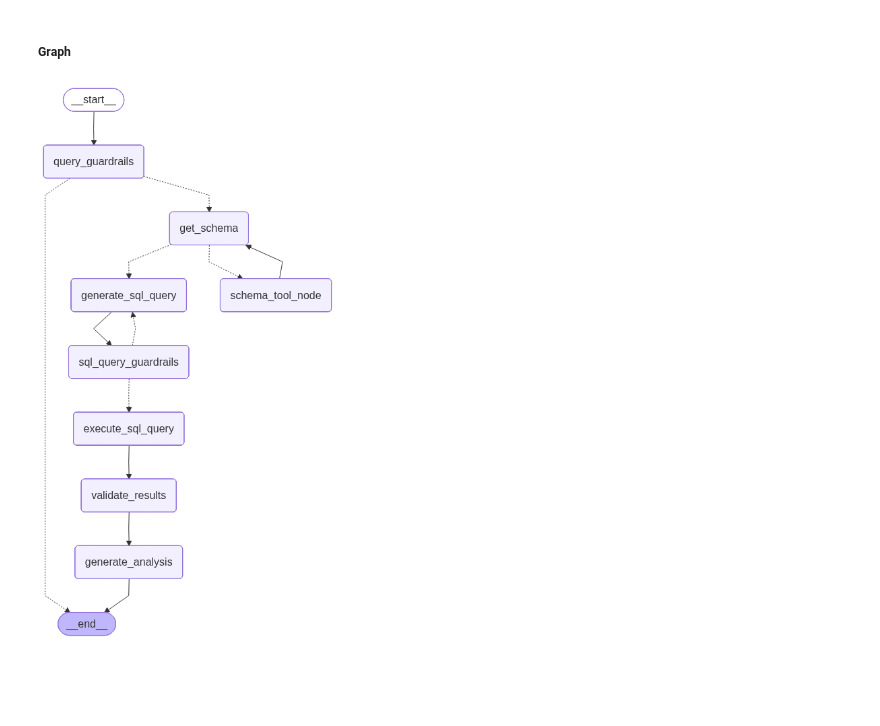
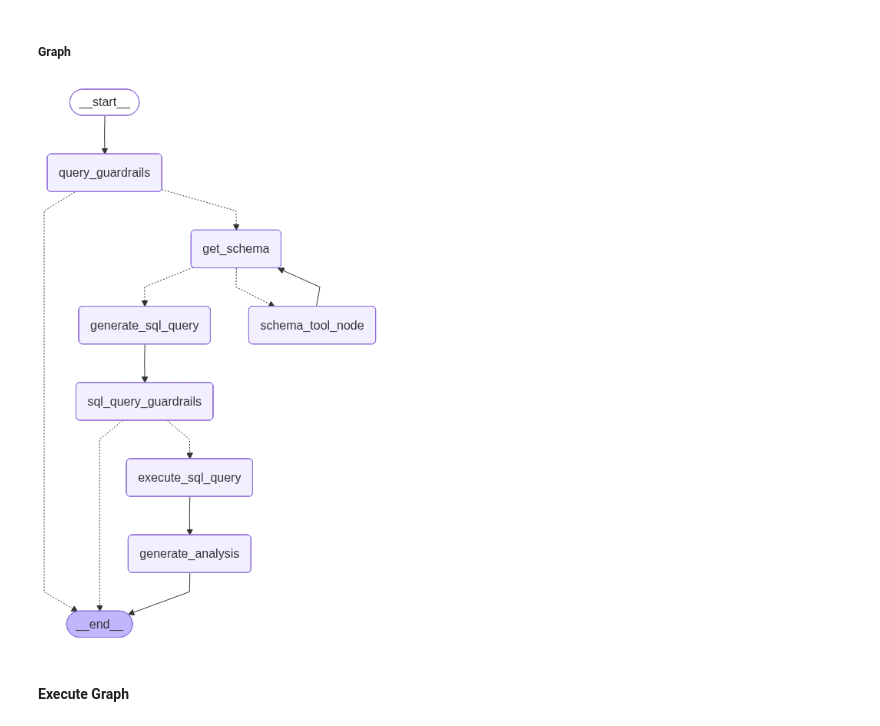
Before and after one commit to priyamnagar/Data_Analysis_Agents, a Jupyter notebook: main.ipynb, the cells around one changed output. Cells and saved outputs as stored; diff of their text form; code cells hidden in the pictures; blank space fills up the shorter version.

```diff
--- a/main.ipynb
+++ b/main.ipynb
@@ -319,16 +337,38 @@ def sql_query_guardrails(state:State)-> State:
         1. Check if its read only
         2. Check if its not deleting or updating anything
     '''
-    state["messages"] = "passed guardrail 2"
+    prompt = HumanMessage(content = f'''
+                Based on the conditions check if the sql query is safe to run:
+                1.It should be read-only, If it is modifying or deleting the existing data, return Fail.
+                2. Check if the tables used in the query actually exists or not, if it does not, return Fail.
+                3. Otherwise return Success.
+                SQL Query: {state["sql_query"]}
+                          '''.strip())
+    state["messages"].append(prompt)
+
+    response = llm_with_guardrail.invoke(state["messages"]).guardrial_status
+
+    state["guardrail2_status"] = response
+    if(response == "Success"):
+        state["messages"].append(AIMessage(content = f"Query is safe to run"))
+    else:
+        state["messages"].append(AIMessage(content = f"We do not have the Data or Permission to run this."))
     return state
 # %%
 def guardrail2_router(state: State)-> str:
+    '''
+        Router to decide whether to exit of go ahead based on the guardrail results
+    '''
     if (state["guardrail2_status"] == "Fail"):
-        return "generate_sql_query"
+        return END
     else:
         return "execute_sql_query"
 # %%
 def execute_sql_query(state:State)-> State:
+    '''
+        Execute generated sql query
+    '''
+
     prompt = HumanMessage(content = f'''
     Execute this SQL query and get results. SQL Query: {state["sql_query"]}.
     '''.strip())
@@ -353,10 +386,11 @@ def validate_results(state:State)-> State:
 # %%
 def generate_analysis(state:State)-> State:
     '''
-        Use visualization and other tools to generate analysis
+        Generate analysis using Data
     '''
     prompt = HumanMessage(content = f'''
     Provide an answer to this query: {state["query"]}
+    Also provide a sample of source data and a small description of it.
     '''.strip())
     state["messages"].append(prompt)
 
@@ -369,31 +403,31 @@ def generate_analysis(state:State)-> State:
 # %%
 graph = StateGraph(State)
 
 graph.add_node("query_guardrails", query_guardrails)
 graph.add_node("get_schema", get_schema)
 graph.add_node("schema_tool_node", schema_tool_node)
 graph.add_node("generate_sql_query", generate_sql_query)
 graph.add_node("sql_query_guardrails", sql_query_guardrails)
 graph.add_node("execute_sql_query", execute_sql_query)
-graph.add_node("validate_results", validate_results)
 graph.add_node("generate_analysis", generate_analysis)
 
 
 graph.add_edge(START, "query_guardrails")
 graph.add_conditional_edges("query_guardrails", guardrail1_router, {END:END, "get_schema": "get_schema"})
 graph.add_conditional_edges("get_schema", schema_tool_router, {"schema_tool_node": "schema_tool_node", "generate_sql_query": "generate_sql_query"})
 graph.add_edge("schema_tool_node", "get_schema")
 # graph.add_edge("get_schema", "generate_sql_query")
 graph.add_edge("generate_sql_query", "sql_query_guardrails")
-graph.add_conditional_edges("sql_query_guardrails", guardrail2_router, {"generate_sql_query": "generate_sql_query", "execute_sql_query": "execute_sql_query"})
-graph.add_edge("execute_sql_query", "validate_results")
-graph.add_edge("validate_results", "generate_analysis")
+graph.add_conditional_edges("sql_query_guardrails", guardrail2_router, { "execute_sql_query": "execute_sql_query", END:END})
+graph.add_edge("execute_sql_query", "generate_analysis")
 graph.add_edge("generate_analysis", END)
 
 
 
 compiled_graph = graph.compile()
 compiled_graph
 # %% [output]
-[figure, old version]
+[figure, new version]
+# %% [markdown]
+#### Execute Graph
 # %%
```
Also changed, not shown: parts of 12 cells of this notebook.
